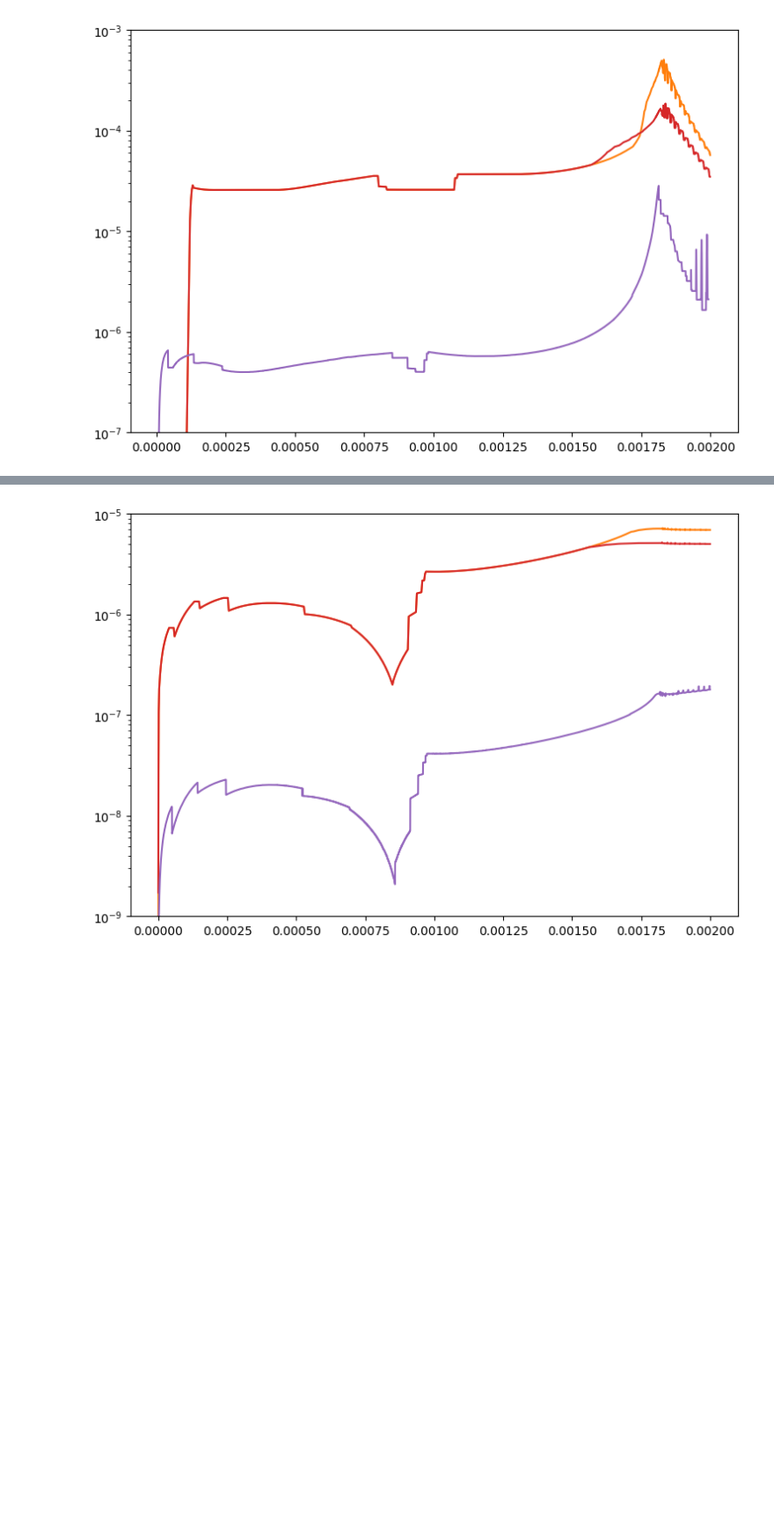
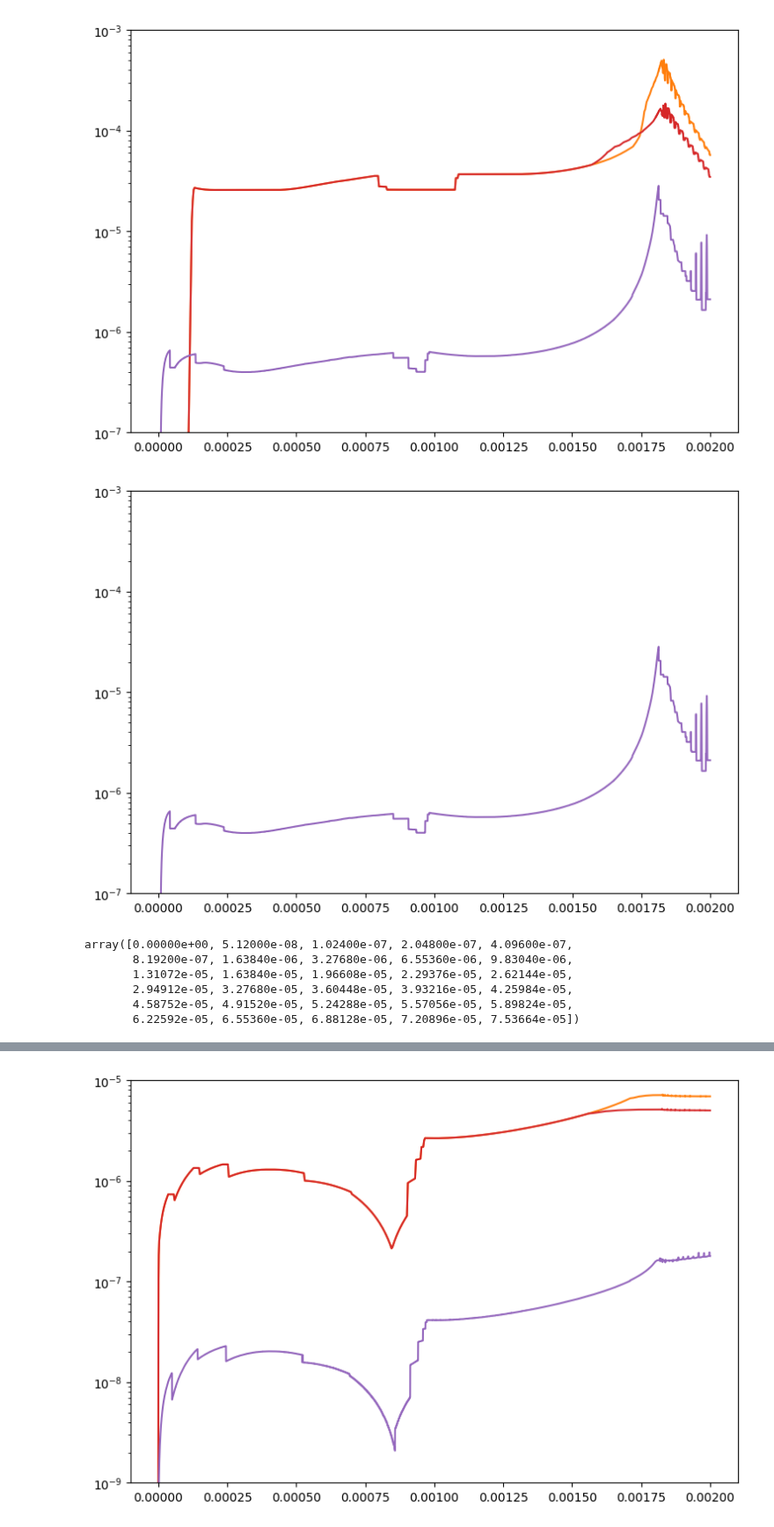
Before and after one commit to ponomarevandr/disruption, a Jupyter notebook: model_tuning/experiments/time_step/adaptation_birth.ipynb, the cells around one changed output, grey strips where cells are left out. Shown at 88% size. Drawn from its saved outputs; the diff is of its cells as text; code cells hidden in the pictures; blank space fills up the shorter version.

```diff
--- a/model_tuning/experiments/time_step/adaptation_birth.ipynb
+++ b/model_tuning/experiments/time_step/adaptation_birth.ipynb
@@ -247,6 +252,25 @@ plt.plot(model_ad_energy_max.ts[k:-k], window_min(metric_ad_energy_max, k), colo
 plt.show()
 # %% [output]
 [figure]
+# %%
+plt.figure(figsize=(9, 6))
+plt.ylim([1e-7, 1e-3])
+plt.yscale('log')
+k = 35
+plt.plot(model_ad_energy_max.ts, window_min(metric_ad_energy_max, k), color='C4')
+plt.show()
+# %% [output]
+[figure, added]
+# %%
+window_min(metric_ad_energy_max, k)[:30]
+model_ad_energy_tol.ts[:30]
+# %% [output]
+array([0.00000e+00, 5.12000e-08, 1.02400e-07, 2.04800e-07, 4.09600e-07,
+       8.19200e-07, 1.63840e-06, 3.27680e-06, 6.55360e-06, 9.83040e-06,
+       1.31072e-05, 1.63840e-05, 1.96608e-05, 2.29376e-05, 2.62144e-05,
+       2.94912e-05, 3.27680e-05, 3.60448e-05, 3.93216e-05, 4.25984e-05,
+       4.58752e-05, 4.91520e-05, 5.24288e-05, 5.57056e-05, 5.89824e-05,
+       6.22592e-05, 6.55360e-05, 6.88128e-05, 7.20896e-05, 7.53664e-05])
 # %%
 k = 35
 print(window_min(metric_ad_energy, k).max())
```
Also changed, not shown: parts of 15 cells of this notebook, 5 other files.
